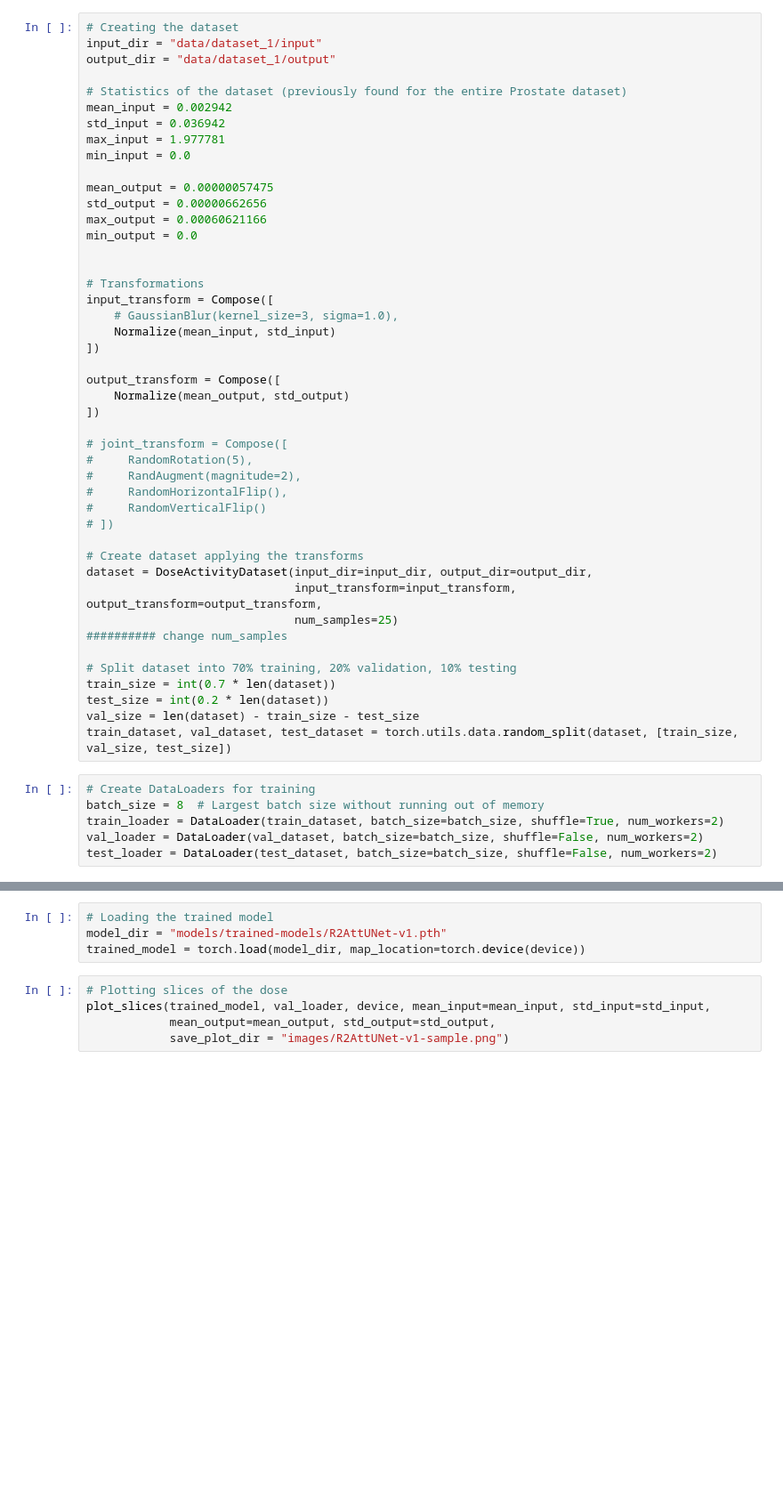
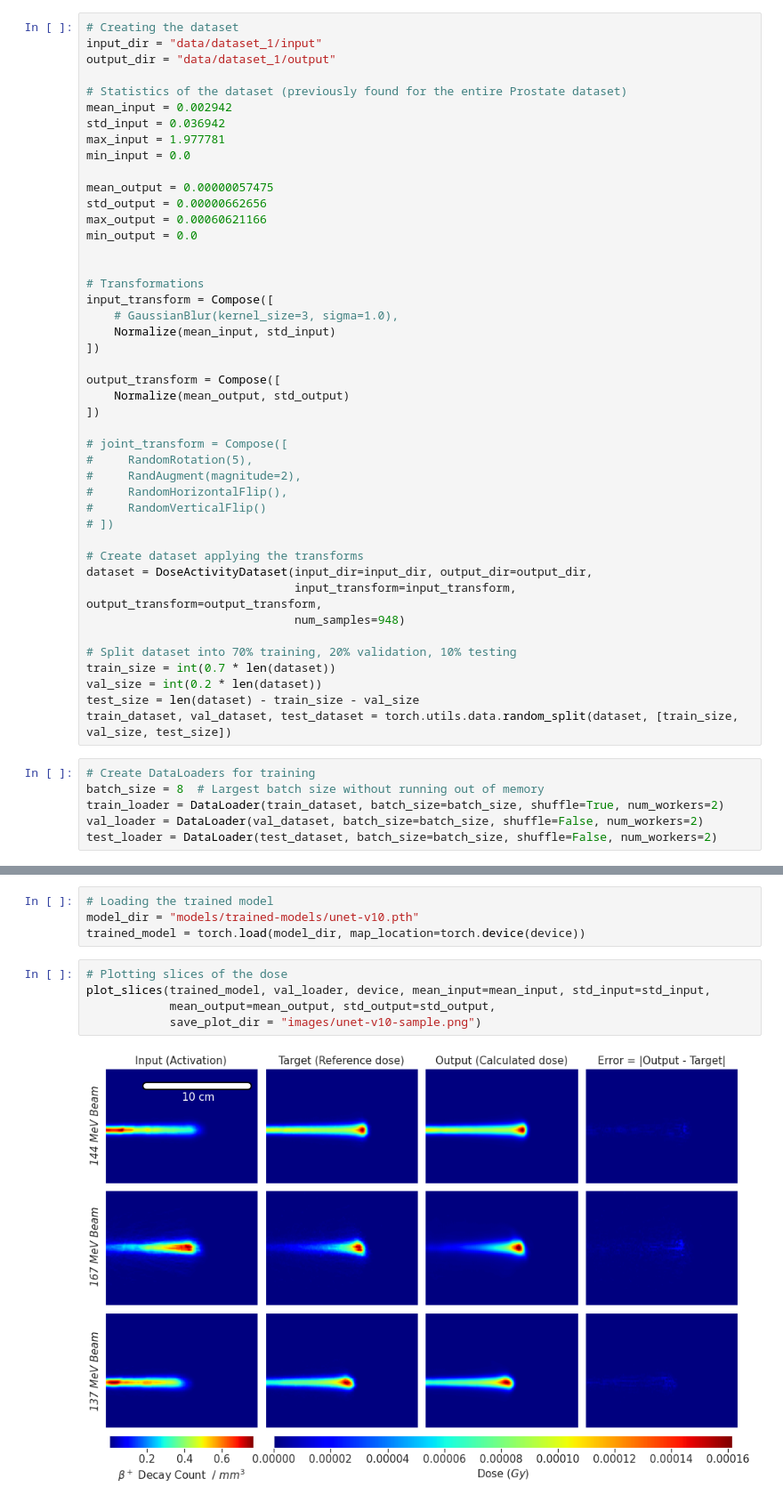
Before and after one commit to pcabrales/prototwin, a Jupyter notebook: deep-learning-dose-activity-dictionary/dad-nn.ipynb, the cells around one changed output, grey strips where cells are left out. Shown: that part at 89% size. Saved outputs shown, nothing was run; the diff lists cells and outputs as text; blank space fills up the shorter version.

```diff
--- a/deep-learning-dose-activity-dictionary/dad-nn.ipynb
+++ b/deep-learning-dose-activity-dictionary/dad-nn.ipynb
@@ -61,13 +56,12 @@ output_transform = Compose([
 # Create dataset applying the transforms
 dataset = DoseActivityDataset(input_dir=input_dir, output_dir=output_dir,
                               input_transform=input_transform, output_transform=output_transform,
-                              num_samples=25)
-########## change num_samples
+                              num_samples=948)
 
 # Split dataset into 70% training, 20% validation, 10% testing
 train_size = int(0.7 * len(dataset))
-test_size = int(0.2 * len(dataset))
-val_size = len(dataset) - train_size - test_size
+val_size = int(0.2 * len(dataset))
+test_size = len(dataset) - train_size - val_size
 train_dataset, val_dataset, test_dataset = torch.utils.data.random_split(dataset, [train_size, val_size, test_size])
 # %%
 # Create DataLoaders for training
@@ -90,11 +82,13 @@ OutOfMemoryError: ignored
 # %%
 # Loading the trained model
-model_dir = "models/trained-models/R2AttUNet-v1.pth"
+model_dir = "models/trained-models/unet-v10.pth"
 trained_model = torch.load(model_dir, map_location=torch.device(device))
 # %%
 # Plotting slices of the dose
 plot_slices(trained_model, val_loader, device, mean_input=mean_input, std_input=std_input,
             mean_output=mean_output, std_output=std_output,
-            save_plot_dir = "images/R2AttUNet-v1-sample.png")
+            save_plot_dir = "images/unet-v10-sample.png")
+# %% [output]
+[figure, added]
 # %%
 # Plotting the dose-depth profiles
```
Also changed, not shown: parts of 5 cells of this notebook, 4 other files.
